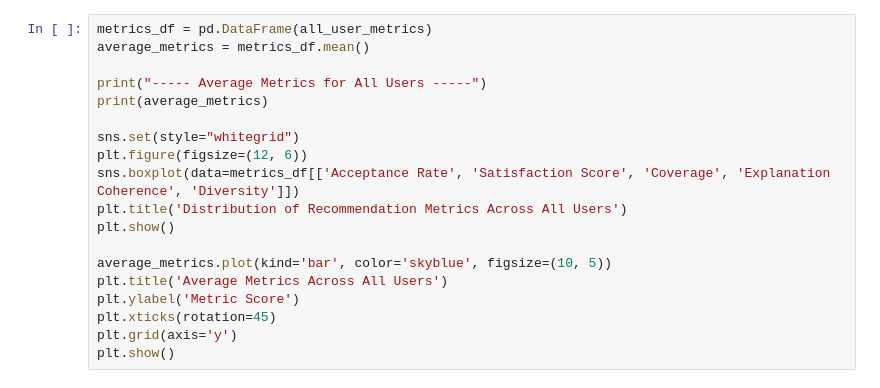
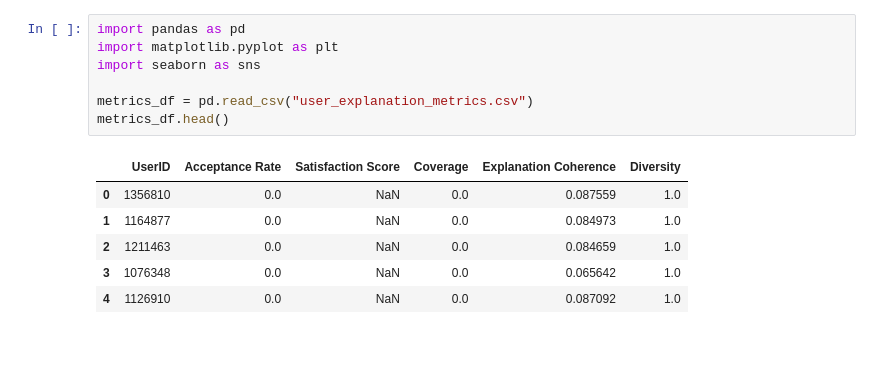
Before and after one commit to irrrrrrrrr/MAISE_RecSys_Group8_Ass, a Jupyter notebook: Group Explanation Evaluation.ipynb, the cells around one changed output. Drawn from its saved outputs; the diff is of its cells as text; blank space fills up the shorter version.

```diff
--- a/Group Explanation Evaluation.ipynb
+++ b/Group Explanation Evaluation.ipynb
@@ -114,19 +1,14 @@ for user_id in tqdm(user_ids, desc="Processing users"):
-# %%
-metrics_df = pd.DataFrame(all_user_metrics)
-average_metrics = metrics_df.mean()
-
-print("----- Average Metrics for All Users -----")
-print(average_metrics)
-
-sns.set(style="whitegrid")
-plt.figure(figsize=(12, 6))
-sns.boxplot(data=metrics_df[['Acceptance Rate', 'Satisfaction Score', 'Coverage', 'Explanation Coherence', 'Diversity']])
-plt.title('Distribution of Recommendation Metrics Across All Users')
-plt.show()
-
-average_metrics.plot(kind='bar', color='skyblue', figsize=(10, 5))
-plt.title('Average Metrics Across All Users')
-plt.ylabel('Metric Score')
-plt.xticks(rotation=45)
-plt.grid(axis='y')
-plt.show()
+# %%
+import pandas as pd
+import matplotlib.pyplot as plt
+import seaborn as sns
+
+metrics_df = pd.read_csv("user_explanation_metrics.csv")
+metrics_df.head()
+# %% [output]
+|  | UserID | Acceptance Rate | Satisfaction Score | Coverage | Explanation Coherence | Diversity |
+| 0 | 1356810 | 0.0 | NaN | 0.0 | 0.087559 | 1.0 |
+| 1 | 1164877 | 0.0 | NaN | 0.0 | 0.084973 | 1.0 |
+| 2 | 1211463 | 0.0 | NaN | 0.0 | 0.084659 | 1.0 |
+| 3 | 1076348 | 0.0 | NaN | 0.0 | 0.065642 | 1.0 |
+| 4 | 1126910 | 0.0 | NaN | 0.0 | 0.087092 | 1.0 |
```
Also changed, not shown: parts of 5 cells of this notebook.
